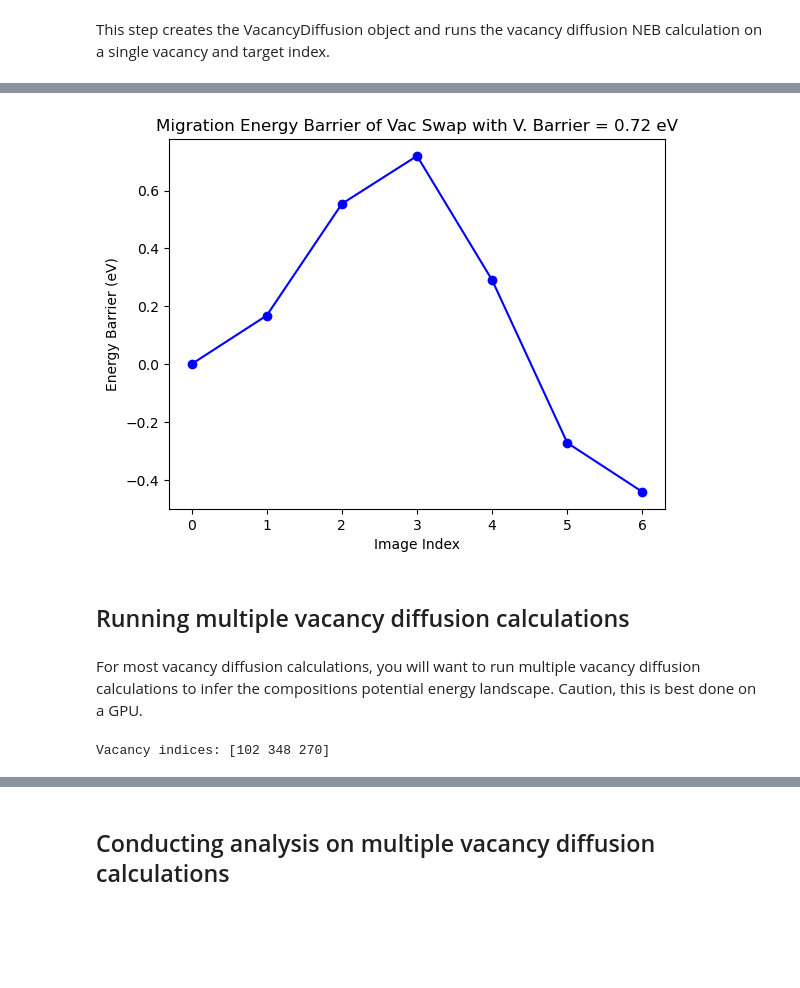
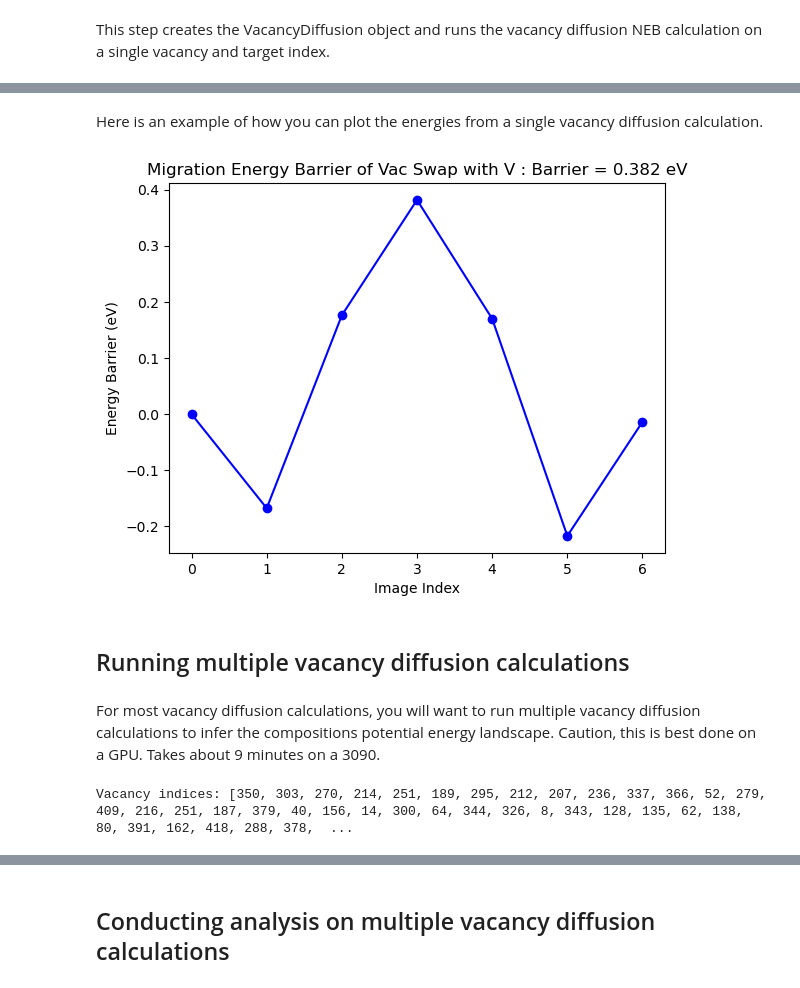
Before and after one commit to mstapelberg/forge, a Jupyter notebook: scratch/notebooks/scratch_neb_workflow.ipynb, the cells around one changed output, grey strips where cells are left out. Drawn from its saved outputs; the diff is of its cells as text; code cells hidden in the pictures; blank space fills up the shorter version.

```diff
--- a/scratch/notebooks/scratch_neb_workflow.ipynb
+++ b/scratch/notebooks/scratch_neb_workflow.ipynb
@@ -112,7 +112,7 @@ atoms.calc = calc
 
 # Define the temperature and the number of steps per atom
 temperature = 600+273.15
-steps_per_atom = 1 # in this test we do only 1, in real life you want to do 50-100 steps per atom
+steps_per_atom = 100 # in this test we do only 1, in real life you want to do 50-100 steps per atom
 total_swaps = steps_per_atom * len(atoms)
 
 # Define the Monte Carlo sampler object
@@ -137,5 +142,5 @@ relaxed_atoms = relax(atoms = final_atoms,
                      fmax = 0.04,
                      steps = 100,
                      optimizer = "FIRE",
-                     verbose = 0,
+                     verbose = 1,
                      interval = 0)
@@ -164,7 +197,7 @@ neighbors = neb.sample_neighbors(vacancy_indices=[vac_idx], n_nearest=8, n_next_
 print(f"Neighbors: {neighbors}")
 
 # get the target index from the neighbors
-tar_idx = neighbors[0][1]
+tar_idx = neighbors[0]
 
 print(f"Target index: {tar_idx}")
 # %% [output]
@@ -174,11 +209,14 @@ Target index: 19
 # %%
 # run the vacancy diffusion
 results = neb.run_single(vacancy_index=vac_idx,
-               target_index=tar_idx,
+               target_index=tar_idx['nn'][0],
                num_images=5,
                neb_method="dyneb",
                climb=True,
                save_xyz=True,
+               neb_fmax=0.04,
+               neb_steps=200,
+               verbose=1,
                output_dir=Path(".")
                )
 # %% [output]
@@ -254,28 +303,30 @@ results
  'success': True,
  'error': None,
  'is_nearest_neighbor': True}
+# %% [markdown]
+Here is an example of how you can plot the energies from a single vacancy diffusion calculation.
 # %%
 # Here we plot the relative energies of the vacancy diffusion calculation
 scaled_energies = [results['energies'][i] - results['energies'][0] for i in range(len(results['energies']))]
 
 # plot the scaled energies
 plt.plot(scaled_energies, marker='o', linestyle='-', color='b')
 plt.xlabel('Image Index')
 plt.ylabel('Energy Barrier (eV)')
-plt.title(f'Migration Energy Barrier of Vac Swap with {results["target_element"]}. Barrier = {round(results["barrier"], 3)} eV')
+plt.title(f'Migration Energy Barrier of Vac Swap with {results["target_element"]} : Barrier = {round(results["barrier"], 3)} eV')
 plt.show()
 # %% [output]
-[figure, old version]
+[figure, new version]
 # %% [markdown]
 ## Running multiple vacancy diffusion calculations
 # %% [markdown]
-For most vacancy diffusion calculations, you will want to run multiple vacancy diffusion calculations to infer the compositions potential energy landscape. Caution, this is best done on a GPU.
+For most vacancy diffusion calculations, you will want to run multiple vacancy diffusion calculations to infer the compositions potential energy landscape. Caution, this is best done on a GPU. Takes about 9 minutes on a 3090.
 # %%
 multi_neb = VacancyDiffusion(atoms=relaxed_atoms, model_path=model_path)
 # %%
 # pick 3 vacancy indices randomly from the len of atoms
-multi_vac_indices = np.random.randint(0, len(atoms), 3)
+multi_vac_indices = np.random.randint(0, len(atoms), int(len(atoms)/5)).tolist()
 
 print(f"Vacancy indices: {multi_vac_indices}")
 # %% [output]
-Vacancy indices: [102 348 270]
+Vacancy indices: [350, 303, 270, 214, 251, 189, 295, 212, 207, 236, 337, 366, 52, 279, 409, 216, 251, 187, 379, 40, 156, 14, 300, 64, 344, 326, 8, 343, 128, 135, 62, 138, 80, 391, 162, 418, 288, 378,  ...
```
Also changed, not shown: parts of 16 cells of this notebook, 2 other files.
